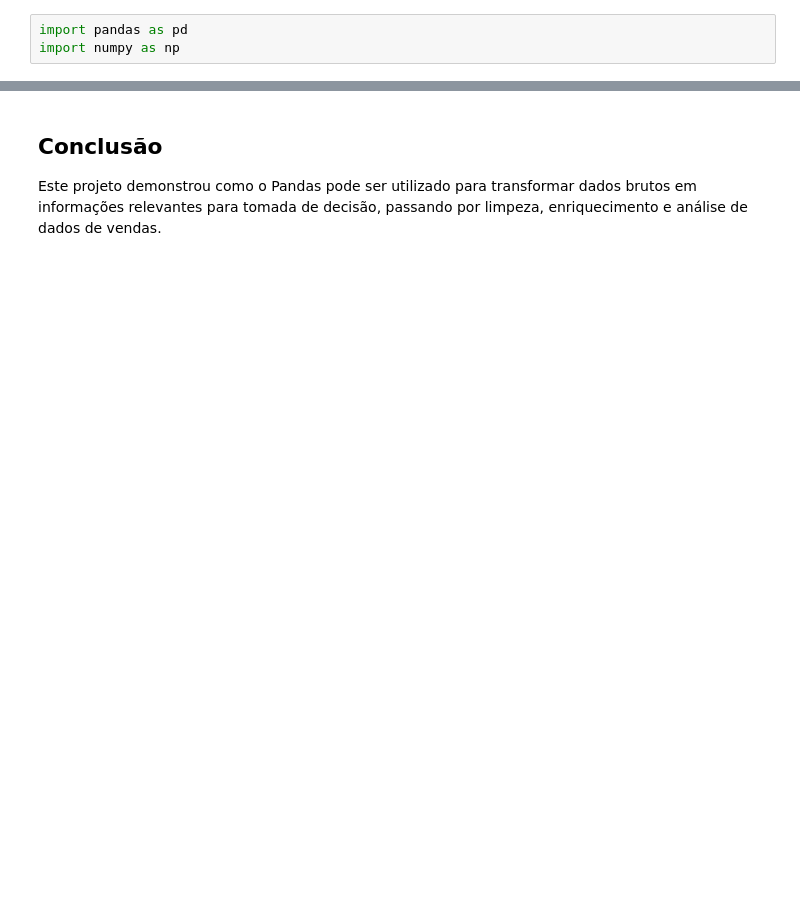
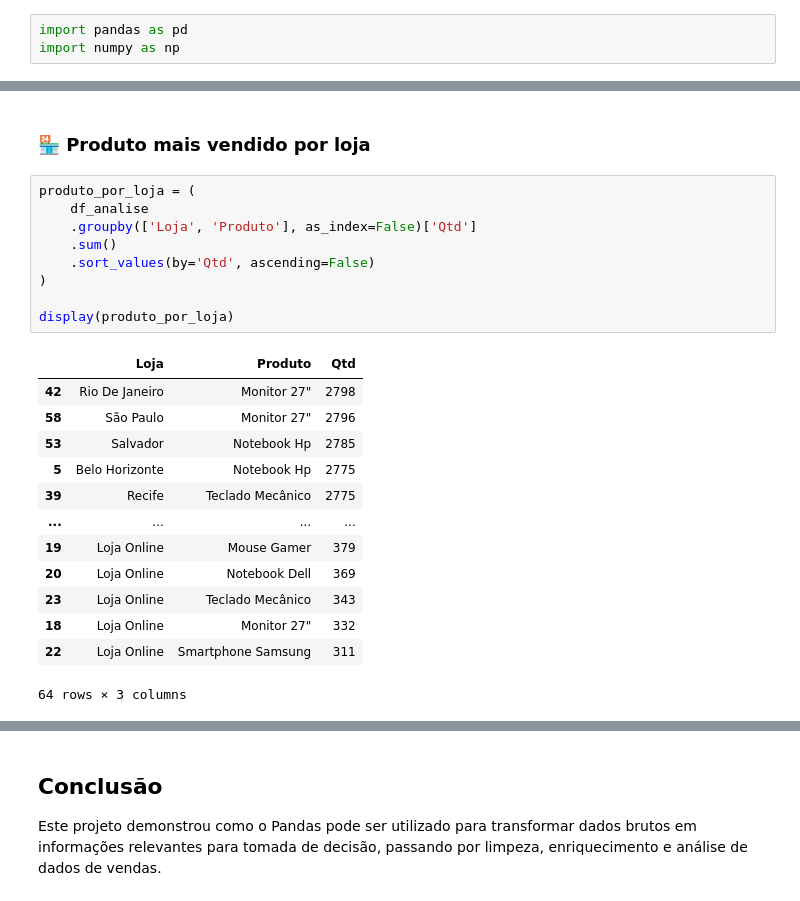
Before and after one commit to RaphaelAlcantara/Analise-pandas, a Jupyter notebook: main.ipynb, the cells around one changed output, grey strips where cells are left out. Saved outputs shown, nothing was run; the diff lists cells and outputs as text; blank space fills up the shorter version.

```diff
--- a/main.ipynb
+++ b/main.ipynb
@@ -554,0 +237,25 @@ df_vendas_mes.plot(title="Faturamento Mensal")
+# %% [markdown]
+### 🏪 Produto mais vendido por loja
+# %%
+produto_por_loja = (
+    df_analise
+    .groupby(['Loja', 'Produto'], as_index=False)['Qtd']
+    .sum()
+    .sort_values(by='Qtd', ascending=False)
+)
+
+display(produto_por_loja)
+# %% [output]
+|  | Loja | Produto | Qtd |
+| 42 | Rio De Janeiro | Monitor 27" | 2798 |
+| 58 | São Paulo | Monitor 27" | 2796 |
+| 53 | Salvador | Notebook Hp | 2785 |
+| 5 | Belo Horizonte | Notebook Hp | 2775 |
+| 39 | Recife | Teclado Mecânico | 2775 |
+| ... | ... | ... | ... |
+| 19 | Loja Online | Mouse Gamer | 379 |
+| 20 | Loja Online | Notebook Dell | 369 |
+| 23 | Loja Online | Teclado Mecânico | 343 |
+| 18 | Loja Online | Monitor 27" | 332 |
+| 22 | Loja Online | Smartphone Samsung | 311 |
+64 rows × 3 columns
```
Also changed, not shown: parts of 96 cells of this notebook.
